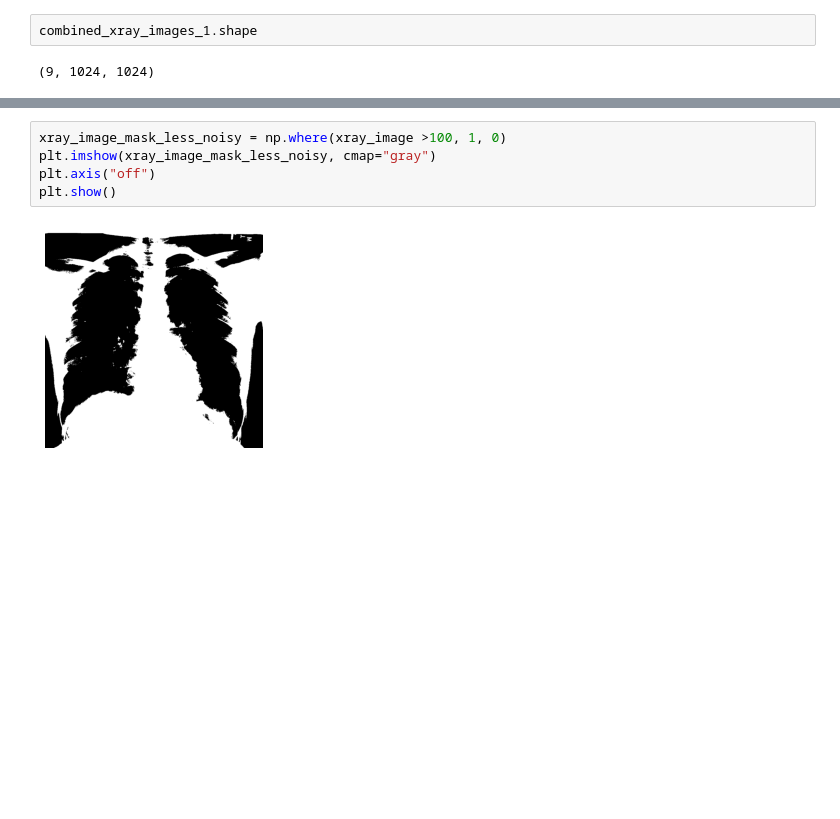
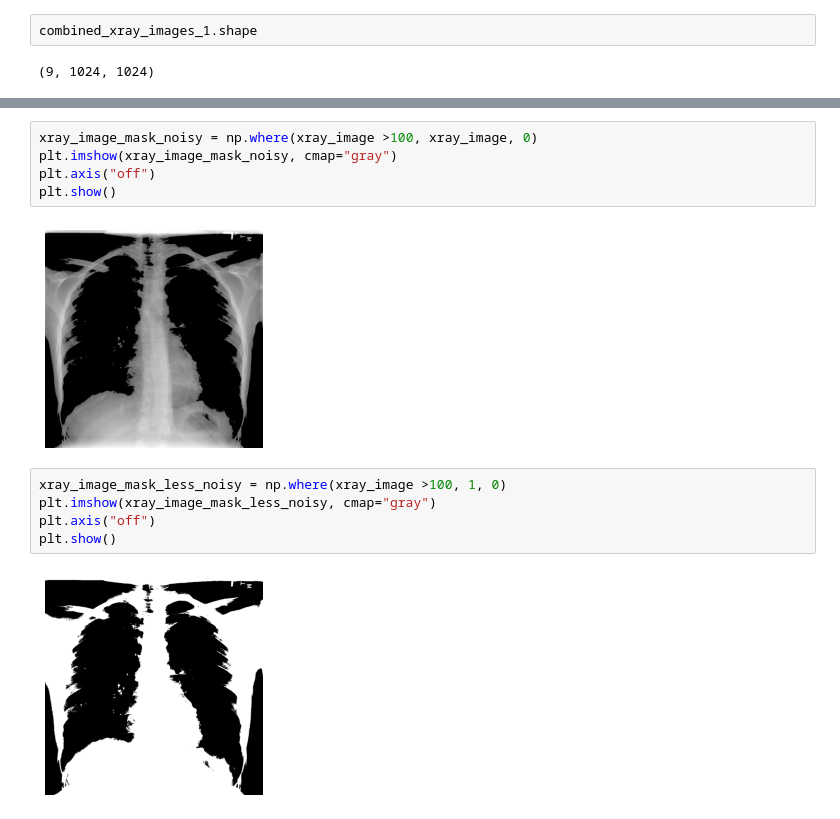
Before and after one commit to NilSagor/dataset_practice, a Jupyter notebook: xray_analysis/Xray Image Analysis.ipynb, the cells around one changed output, grey strips where cells are left out. Drawn from its saved outputs; the diff is of its cells as text; blank space fills up the shorter version.

```diff
--- a/xray_analysis/Xray Image Analysis.ipynb
+++ b/xray_analysis/Xray Image Analysis.ipynb
@@ -42,3 +64,10 @@ combined_xray_images_1.shape
+# %%
+xray_image_mask_noisy = np.where(xray_image >100, xray_image, 0)
+plt.imshow(xray_image_mask_noisy, cmap="gray")
+plt.axis("off")
+plt.show()
+# %% [output]
+[figure, added]
 # %%
 xray_image_mask_less_noisy = np.where(xray_image >100, 1, 0)
 plt.imshow(xray_image_mask_less_noisy, cmap="gray")
```
Also changed, not shown: parts of 3 cells of this notebook, 1 other file.
